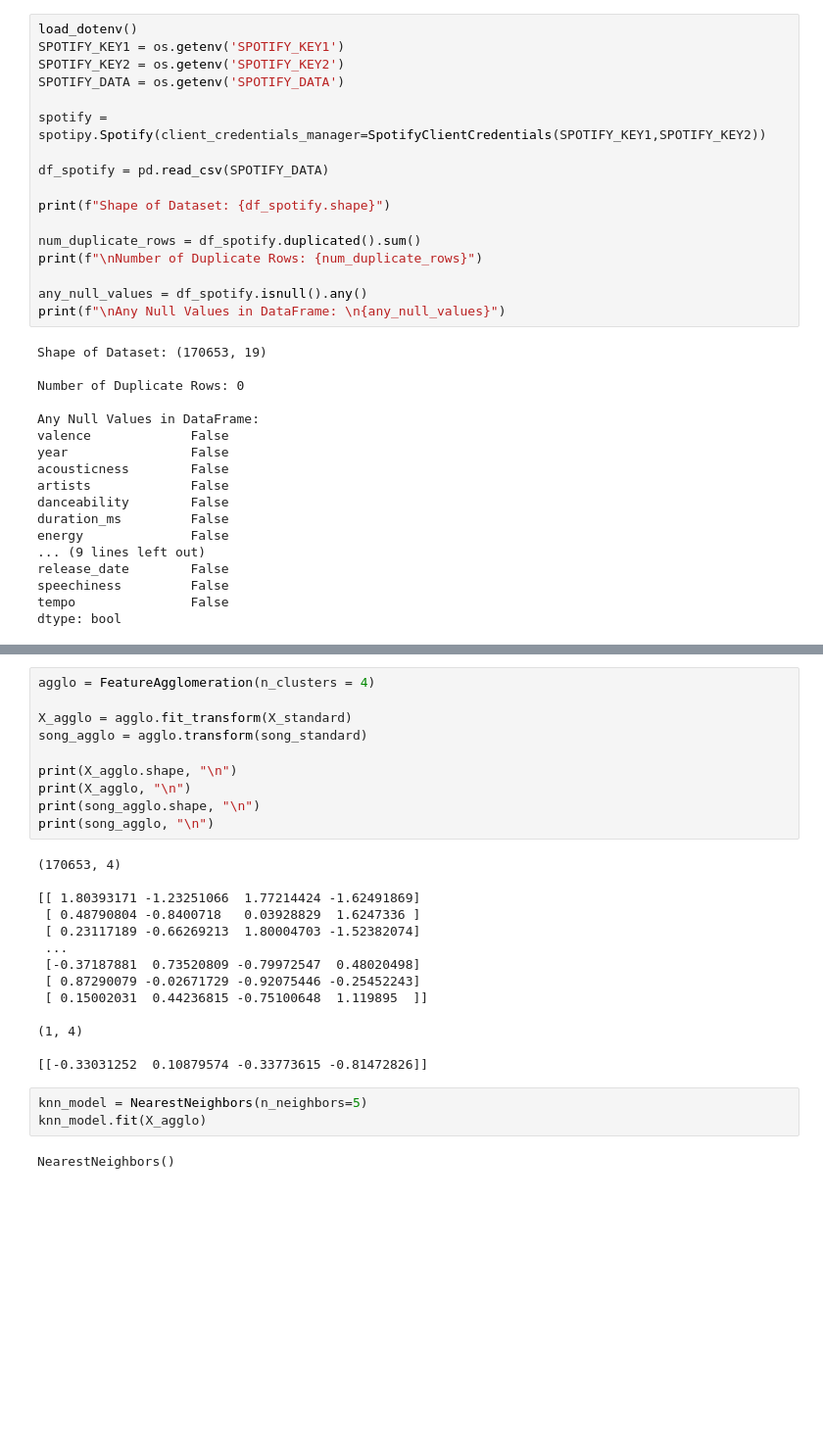
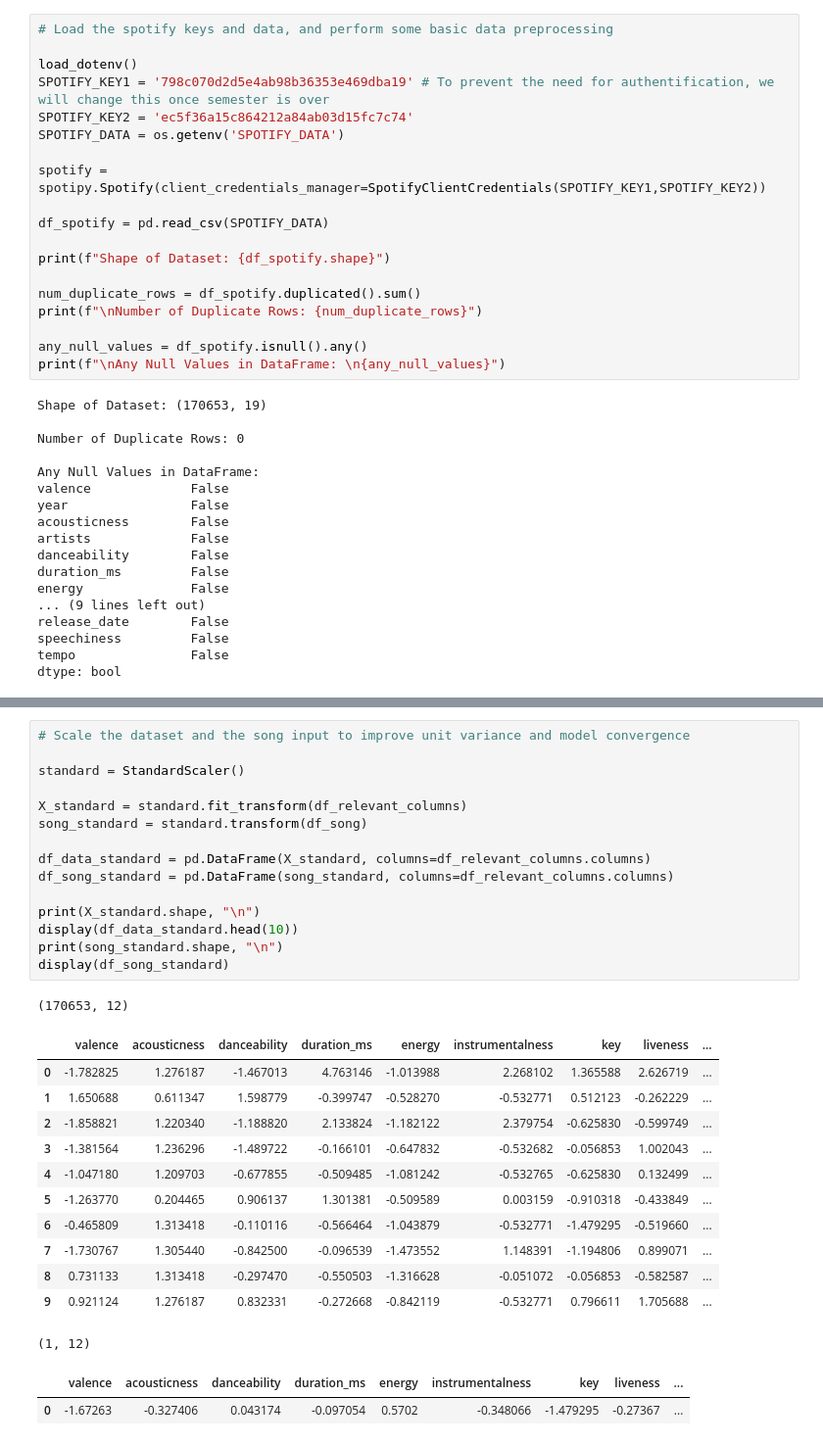
Before and after one commit to alanc224/CSC448FinalProject, a Jupyter notebook: Code/Konrad_Zielinski/main.ipynb, the cells around one changed output, grey strips where cells are left out. Shown at 98% size. Cells and saved outputs as stored; diff of their text form; blank space fills up the shorter version.

Commit message:
finalized dimensionality reduction and model

```diff
--- a/Code/Konrad_Zielinski/main.ipynb
+++ b/Code/Konrad_Zielinski/main.ipynb
@@ -16,9 +17,11 @@ import re
 # %% [markdown]
 # FeatureAgglomeration Reduction + KNN Test
 # %%
+# Load the spotify keys and data, and perform some basic data preprocessing
+
 load_dotenv()
-SPOTIFY_KEY1 = os.getenv('SPOTIFY_KEY1')
-SPOTIFY_KEY2 = os.getenv('SPOTIFY_KEY2')
+SPOTIFY_KEY1 = '798c070d2d5e4ab98b36353e469dba19' # To prevent the need for authentification, we will change this once semester is over
+SPOTIFY_KEY2 = 'ec5f36a15c864212a84ab03d15fc7c74'
 SPOTIFY_DATA = os.getenv('SPOTIFY_DATA')
 
 spotify = spotipy.Spotify(client_credentials_manager=SpotifyClientCredentials(SPOTIFY_KEY1,SPOTIFY_KEY2))
@@ -144,29 +139,31 @@ print(song_standard, "\n")
-# %%
-agglo = FeatureAgglomeration(n_clusters = 4)
-
-X_agglo = agglo.fit_transform(X_standard)
-song_agglo = agglo.transform(song_standard)
-
-print(X_agglo.shape, "\n")
-print(X_agglo, "\n")
-print(song_agglo.shape, "\n")
-print(song_agglo, "\n")
-# %% [output]
-(170653, 4)
-
-[[ 1.80393171 -1.23251066  1.77214424 -1.62491869]
- [ 0.48790804 -0.8400718   0.03928829  1.6247336 ]
- [ 0.23117189 -0.66269213  1.80004703 -1.52382074]
- ...
- [-0.37187881  0.73520809 -0.79972547  0.48020498]
- [ 0.87290079 -0.02671729 -0.92075446 -0.25452243]
- [ 0.15002031  0.44236815 -0.75100648  1.119895  ]]
-
-(1, 4)
-
-[[-0.33031252  0.10879574 -0.33773615 -0.81472826]]
-# %%
-knn_model = NearestNeighbors(n_neighbors=5)
-knn_model.fit(X_agglo)
-# %% [output]
-NearestNeighbors()
+# %%
+# Scale the dataset and the song input to improve unit variance and model convergence
+
+standard = StandardScaler()
+
+X_standard = standard.fit_transform(df_relevant_columns)
+song_standard = standard.transform(df_song)
+
+df_data_standard = pd.DataFrame(X_standard, columns=df_relevant_columns.columns)
+df_song_standard = pd.DataFrame(song_standard, columns=df_relevant_columns.columns)
+
+print(X_standard.shape, "\n")
+display(df_data_standard.head(10))
+print(song_standard.shape, "\n")
+display(df_song_standard)
+# %% [output]
+(170653, 12)
+|  | valence | acousticness | danceability | duration_ms | energy | instrumentalness | key | liveness | ... |
+| 0 | -1.782825 | 1.276187 | -1.467013 | 4.763146 | -1.013988 | 2.268102 | 1.365588 | 2.626719 | ... |
+| 1 | 1.650688 | 0.611347 | 1.598779 | -0.399747 | -0.528270 | -0.532771 | 0.512123 | -0.262229 | ... |
+| 2 | -1.858821 | 1.220340 | -1.188820 | 2.133824 | -1.182122 | 2.379754 | -0.625830 | -0.599749 | ... |
+| 3 | -1.381564 | 1.236296 | -1.489722 | -0.166101 | -0.647832 | -0.532682 | -0.056853 | 1.002043 | ... |
+| 4 | -1.047180 | 1.209703 | -0.677855 | -0.509485 | -1.081242 | -0.532765 | -0.625830 | 0.132499 | ... |
+| 5 | -1.263770 | 0.204465 | 0.906137 | 1.301381 | -0.509589 | 0.003159 | -0.910318 | -0.433849 | ... |
+| 6 | -0.465809 | 1.313418 | -0.110116 | -0.566464 | -1.043879 | -0.532771 | -1.479295 | -0.519660 | ... |
+| 7 | -1.730767 | 1.305440 | -0.842500 | -0.096539 | -1.473552 | 1.148391 | -1.194806 | 0.899071 | ... |
+| 8 | 0.731133 | 1.313418 | -0.297470 | -0.550503 | -1.316628 | -0.051072 | -0.056853 | -0.582587 | ... |
+| 9 | 0.921124 | 1.276187 | 0.832331 | -0.272668 | -0.842119 | -0.532771 | 0.796611 | 1.705688 | ... |
+(1, 12)
+|  | valence | acousticness | danceability | duration_ms | energy | instrumentalness | key | liveness | ... |
+| 0 | -1.67263 | -0.327406 | 0.043174 | -0.097054 | 0.5702 | -0.348066 | -1.479295 | -0.27367 | ... |
```
Also changed, not shown: parts of 12 cells of this notebook, 2 other files.
